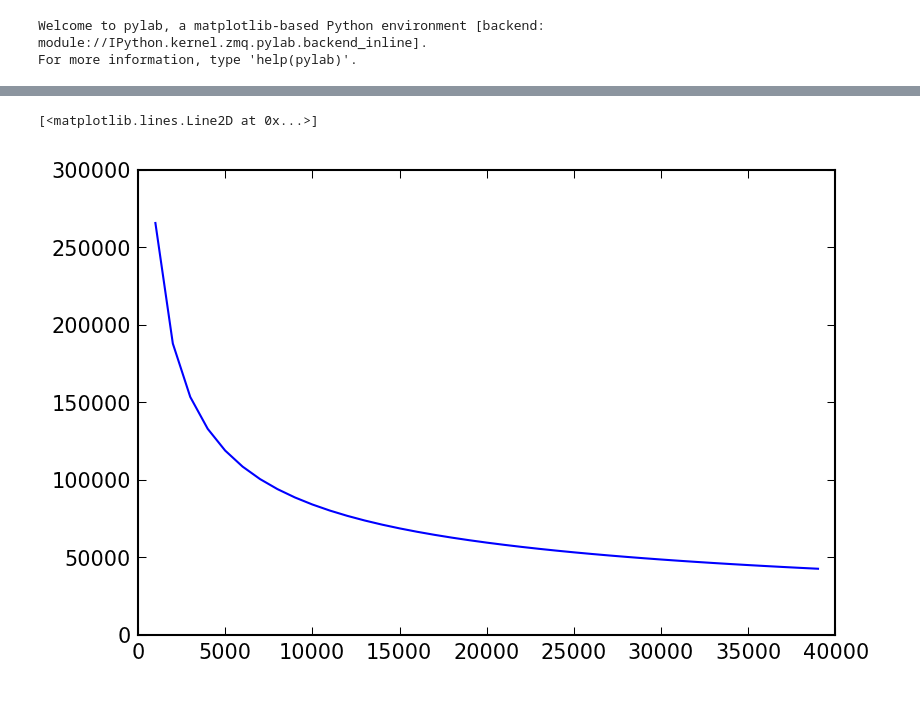
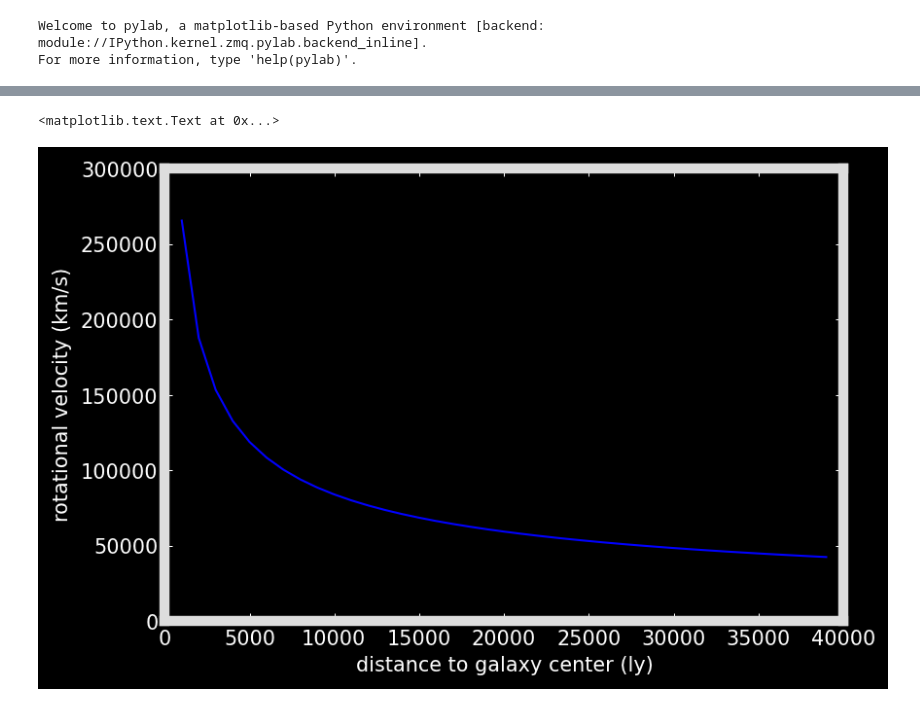
Before and after one commit to HacktheUniverse/transparent-matter, a Jupyter notebook: velocities.ipynb, the cells around one changed output, grey strips where cells are left out. Saved outputs shown, nothing was run; the diff lists cells and outputs as text; code cells hidden in the pictures.

```diff
--- a/velocities.ipynb
+++ b/velocities.ipynb
@@ -5,11 +5,22 @@ import pylab as pl
 import scipy.constants as cons
 %pylab inline
 from matplotlib import rcParams
+import matplotlib.animation as animation
 rcParams["savefig.dpi"] = 150
+rcParams["savefig.dpi"] = 150
+rcParams["axes.facecolor"] = '#000000'
+rcParams["axes.linewidth"]=5
+rcParams["axes.edgecolor"]='#dddddd'
+rcParams["figure.facecolor"]   = '#000000'
+rcParams["figure.edgecolor"]   = '#000000'
+rcParams["axes.labelcolor"] = '#ffffff'
+rcParams["xtick.color"] = '#ffffff'
+rcParams["ytick.color"] = '#ffffff'
 kpc2ly=3261.63344
 ly2m=1.0/1.05702341e-16
-
+H=2.1e-18
 kpc2m=3e19
+Msun=2e30 #kg
 # %% [output]
 Welcome to pylab, a matplotlib-based Python environment [backend: module://IPython.kernel.zmq.pylab.backend_inline].
 For more information, type 'help(pylab)'.
@@ -20,13 +31,27 @@ def newton(M,R):
 def iso(Rc,Vinf,R):
     tmp=1.0-Rc/R/ly2m*np.arctan(R*ly2m/Rc)
     return Vinf*np.sqrt(tmp)
+# %%
+def nfw(Vv,cv,Rv,R):
+    gcinv=np.log(1.0+cv)-1.0/(1.0/cv+1.0)
+    s=R/Rv/kpc2ly
+    cvs=cv*s
+    vsq=Vv*Vv/s/gcinv*(np.log(1.0+cvs)-1.0/(1.0/cvs+1))
+    return np.sqrt(vsq)
 # %%
 #finite radii
 gal='M33'
-M={'M33':1e40, 'Vinf':105400, 'Rc':1.39*kpc2m}
+Mv=2e11*Msun
+tmp=4.0/3.0*np.pi*2e-24
+Rv=np.power(Mv/tmp,0.33)*5
+M={'M33':1e40, 'Vinf':105400, 'Rc':1.39*kpc2m, 'Vv':H*10*Rv, 'cv':4.0,'Rv':Rv/kpc2m}
 R=np.arange(1,40)*1000.
 model={}
+
+
 
 model['nodm']={'v':newton(M[gal],R)}
 
 model['ISO']={'v':iso(M['Rc'],M['Vinf'],R)}
+
+model['NFW']={'v':nfw(M['Vv'],M['cv'],M['Rv'],R)}
@@ -51,5 +58,7 @@ model['ISO']={'v':iso(M['Rc'],M['Vinf'],R)}
 # %%
 pl.plot(R,model['nodm']['v'])
+pl.xlabel("distance to galaxy center (ly)")
+pl.ylabel("rotational velocity (km/s)")
 # %% [output]
-[<matplotlib.lines.Line2D at 0x...>]
+<matplotlib.text.Text at 0x...>
-[figure, old version]
+[figure, new version]
```
Also changed, not shown: parts of 4 cells of this notebook.
